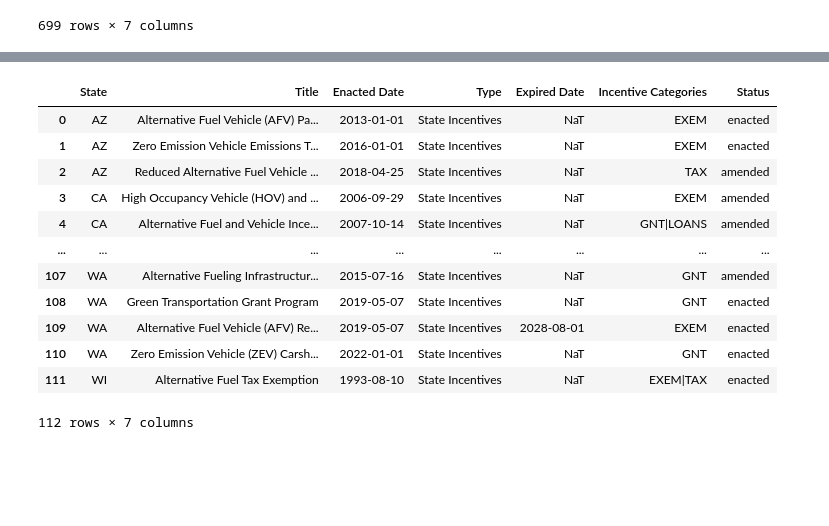
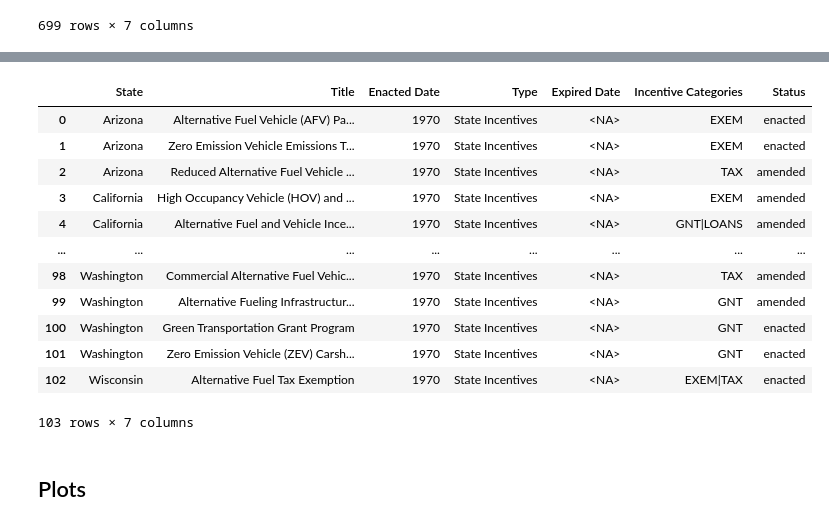
Before and after one commit to kyle-du/ev-research-proj, a Jupyter notebook: State_Incentives.ipynb, the cells around one changed output, grey strips where cells are left out. Saved outputs shown, nothing was run; the diff lists cells and outputs as text; code cells hidden in the pictures; blank space fills up the shorter version.

```diff
--- a/State_Incentives.ipynb
+++ b/State_Incentives.ipynb
@@ -14,11 +16,17 @@ import matplotlib.pyplot as plt
 # %% [markdown]
 ## Data Cleaning
 # %%
+# Get the current working directory instead of using __file__
+current_dir = os.getcwd()
+
 # Loading state incentives data
-state_incentives_df = pd.read_csv('state_laws_and_incentives.csv')
+incentives_file_path = os.path.join(current_dir, 'csv_data_files', 'state_laws_and_incentives.csv')
+# Read the CSV file into a DataFrame
+state_incentives_df = pd.read_csv(incentives_file_path)
 
 # Preview the data
-state_incentives_df.head(20)
+display(state_incentives_df.head(20))
+# display(registration_incentives_df)
 # %% [output]
 |  | Law Id | State | Title | Text | Enacted Date | Amended Date | Recent? | Sequence Number | Type | ... |
 | 0 | 284 | US | Congestion Mitigation and Air Qua... | The CMAQ Program provides funding... | 2005-08-10 00:00:00 UTC | 2021-11-15 00:00:00 UTC | False | 54.0 | Incentives | ... |
@@ -129,6 +137,10 @@ for column in date_columns:
     # Remove time component
     state_incentives_df[column] = state_incentives_df[column].dt.normalize()
 
-state_incentives_df.head()
+# Extract year and make it an int to match the ev registration df
+    state_incentives_df['Enacted Date'] = pd.DatetimeIndex(state_incentives_df['Enacted Date']).year.astype('Int64')
+    state_incentives_df['Expired Date'] = pd.DatetimeIndex(state_incentives_df['Expired Date']).year.astype('Int64')
+
+state_incentives_df.head(20)
 # %% [output]
 |  | State | Title | Enacted Date | Type | Expired Date | Incentive Categories | Status |
@@ -140,25 +163,44 @@ state_incentives_df.head()
 # %%
 # Drop rows with inactive state incentives
-start_date = pd.to_datetime('2016-01-01')
-end_date = pd.to_datetime('2023-12-31')
+start_date = 2016
+end_date = 2023
 active_state_incentives_df = state_incentives_df[
     (state_incentives_df['Enacted Date'] <= end_date) &
     ((state_incentives_df['Expired Date'] >= start_date) |
       (state_incentives_df['Expired Date'].isna()))]
 
 active_state_incentives_df.reset_index(drop=True, inplace=True)
+
+# Dictionary to map state abbreviations to full names
+state_abbreviation_to_name = {
+    'AL': 'Alabama', 'AK': 'Alaska', 'AZ': 'Arizona', 'AR': 'Arkansas', 'CA': 'California',
+    'CO': 'Colorado', 'CT': 'Connecticut', 'DE': 'Delaware', 'FL': 'Florida', 'GA': 'Georgia',
+    'HI': 'Hawaii', 'ID': 'Idaho', 'IL': 'Illinois', 'IN': 'Indiana', 'IA': 'Iowa',
+    'KS': 'Kansas', 'KY': 'Kentucky', 'LA': 'Louisiana', 'ME': 'Maine', 'MD': 'Maryland',
+    'MA': 'Massachusetts', 'MI': 'Michigan', 'MN': 'Minnesota', 'MS': 'Mississippi',
+    'MO': 'Missouri', 'MT': 'Montana', 'NE': 'Nebraska', 'NV': 'Nevada', 'NH': 'New Hampshire',
+    'NJ': 'New Jersey', 'NM': 'New Mexico', 'NY': 'New York', 'NC': 'North Carolina',
+    'ND': 'North Dakota', 'OH': 'Ohio', 'OK': 'Oklahoma', 'OR': 'Oregon', 'PA': 'Pennsylvania',
+    'RI': 'Rhode Island', 'SC': 'South Carolina', 'SD': 'South Dakota', 'TN': 'Tennessee',
+    'TX': 'Texas', 'UT': 'Utah', 'VT': 'Vermont', 'VA': 'Virginia', 'WA': 'Washington',
+    'WV': 'West Virginia', 'WI': 'Wisconsin', 'WY': 'Wyoming'
+}
+
+active_state_incentives_df.loc[:, 'State'] = active_state_incentives_df['State'].map(state_abbreviation_to_name)
 active_state_incentives_df
 # %% [output]
 |  | State | Title | Enacted Date | Type | Expired Date | Incentive Categories | Status |
-| 0 | AZ | Alternative Fuel Vehicle (AFV) Pa... | 2013-01-01 | State Incentives | NaT | EXEM | enacted |
-| 1 | AZ | Zero Emission Vehicle Emissions T... | 2016-01-01 | State Incentives | NaT | EXEM | enacted |
-| 2 | AZ | Reduced Alternative Fuel Vehicle ... | 2018-04-25 | State Incentives | NaT | TAX | amended |
-| 3 | CA | High Occupancy Vehicle (HOV) and ... | 2006-09-29 | State Incentives | NaT | EXEM | amended |
-| 4 | CA | Alternative Fuel and Vehicle Ince... | 2007-10-14 | State Incentives | NaT | GNT|LOANS | amended |
+| 0 | Arizona | Alternative Fuel Vehicle (AFV) Pa... | 1970 | State Incentives | <NA> | EXEM | enacted |
+| 1 | Arizona | Zero Emission Vehicle Emissions T... | 1970 | State Incentives | <NA> | EXEM | enacted |
+| 2 | Arizona | Reduced Alternative Fuel Vehicle ... | 1970 | State Incentives | <NA> | TAX | amended |
+| 3 | California | High Occupancy Vehicle (HOV) and ... | 1970 | State Incentives | <NA> | EXEM | amended |
+| 4 | California | Alternative Fuel and Vehicle Ince... | 1970 | State Incentives | <NA> | GNT|LOANS | amended |
 | ... | ... | ... | ... | ... | ... | ... | ... |
-| 107 | WA | Alternative Fueling Infrastructur... | 2015-07-16 | State Incentives | NaT | GNT | amended |
-| 108 | WA | Green Transportation Grant Program | 2019-05-07 | State Incentives | NaT | GNT | enacted |
-| 109 | WA | Alternative Fuel Vehicle (AFV) Re... | 2019-05-07 | State Incentives | 2028-08-01 | EXEM | enacted |
-| 110 | WA | Zero Emission Vehicle (ZEV) Carsh... | 2022-01-01 | State Incentives | NaT | GNT | enacted |
-| 111 | WI | Alternative Fuel Tax Exemption | 1993-08-10 | State Incentives | NaT | EXEM|TAX | enacted |
+| 98 | Washington | Commercial Alternative Fuel Vehic... | 1970 | State Incentives | <NA> | TAX | amended |
+| 99 | Washington | Alternative Fueling Infrastructur... | 1970 | State Incentives | <NA> | GNT | amended |
+| 100 | Washington | Green Transportation Grant Program | 1970 | State Incentives | <NA> | GNT | enacted |
+| 101 | Washington | Zero Emission Vehicle (ZEV) Carsh... | 1970 | State Incentives | <NA> | GNT | enacted |
+| 102 | Wisconsin | Alternative Fuel Tax Exemption | 1970 | State Incentives | <NA> | EXEM|TAX | enacted |
-112 rows × 7 columns
+103 rows × 7 columns
+# %% [markdown]
+## Plots
```
Also changed, not shown: parts of 5 cells of this notebook, 1 other file.
